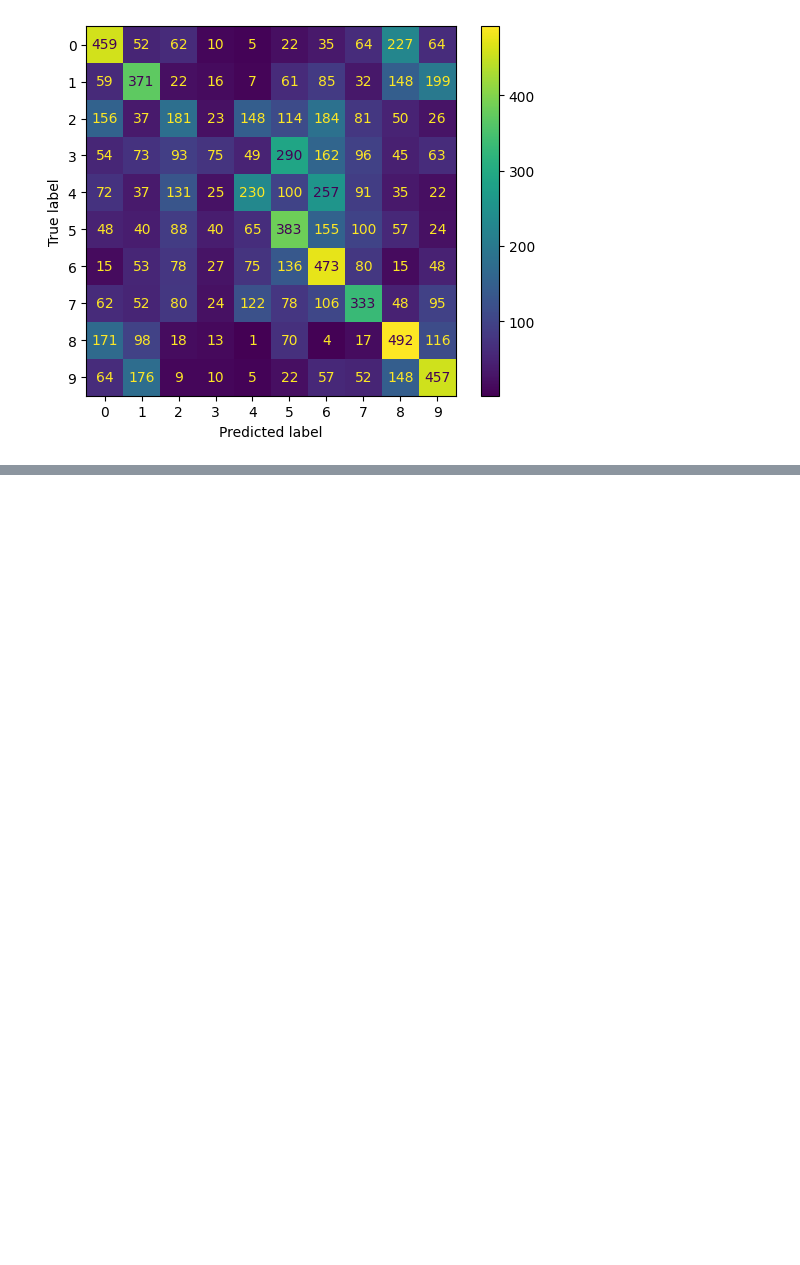
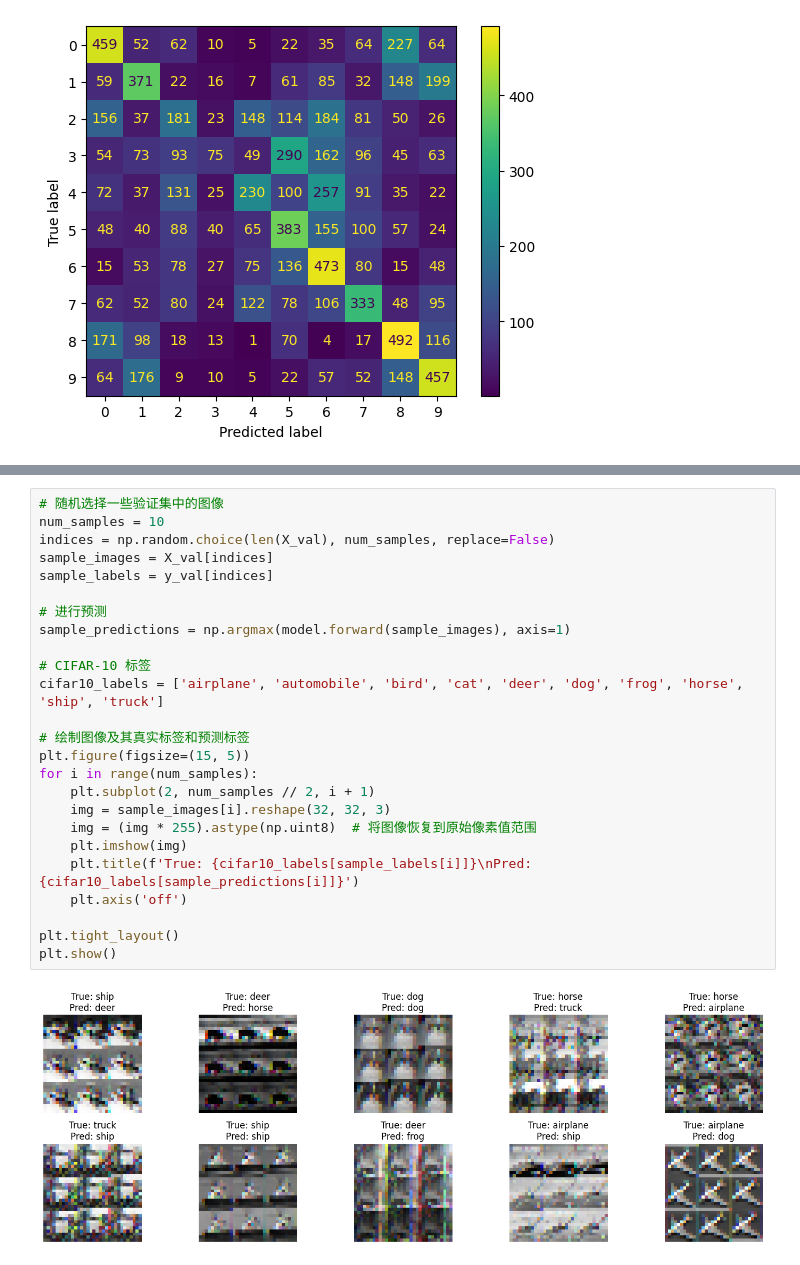
Before and after one commit to kaicheng001/2024-Spring-PR-Experiments, a Jupyter notebook: BP NN/cifar-10-scratch.ipynb, the cells around one changed output, grey strips where cells are left out. Drawn from its saved outputs; the diff is of its cells as text; blank space fills up the shorter version.

```diff
--- a/BP NN/cifar-10-scratch.ipynb
+++ b/BP NN/cifar-10-scratch.ipynb
@@ -868,0 +872,27 @@ Test Accuracy: 0.5085
+# %%
+# 随机选择一些验证集中的图像
+num_samples = 10
+indices = np.random.choice(len(X_val), num_samples, replace=False)
+sample_images = X_val[indices]
+sample_labels = y_val[indices]
+
+# 进行预测
+sample_predictions = np.argmax(model.forward(sample_images), axis=1)
+
+# CIFAR-10 标签
+cifar10_labels = ['airplane', 'automobile', 'bird', 'cat', 'deer', 'dog', 'frog', 'horse', 'ship', 'truck']
+
+# 绘制图像及其真实标签和预测标签
+plt.figure(figsize=(15, 5))
+for i in range(num_samples):
+    plt.subplot(2, num_samples // 2, i + 1)
+    img = sample_images[i].reshape(32, 32, 3)
+    img = (img * 255).astype(np.uint8)  # 将图像恢复到原始像素值范围
+    plt.imshow(img)
+    plt.title(f'True: {cifar10_labels[sample_labels[i]]}\nPred: {cifar10_labels[sample_predictions[i]]}')
+    plt.axis('off')
+
+plt.tight_layout()
+plt.show()
+# %% [output]
+[figure, added]
```
Also changed, not shown: parts of 1 cell of this notebook, 12 other files.
